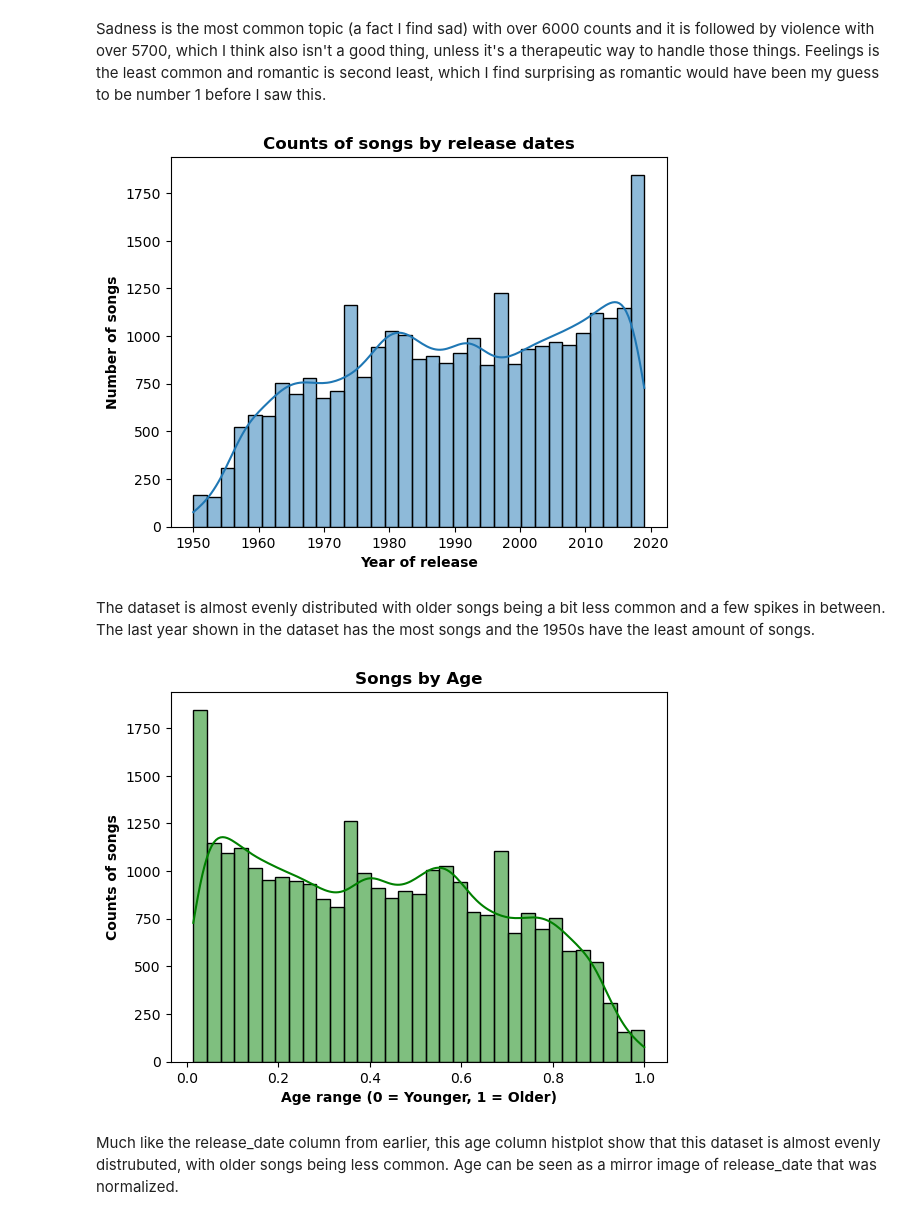
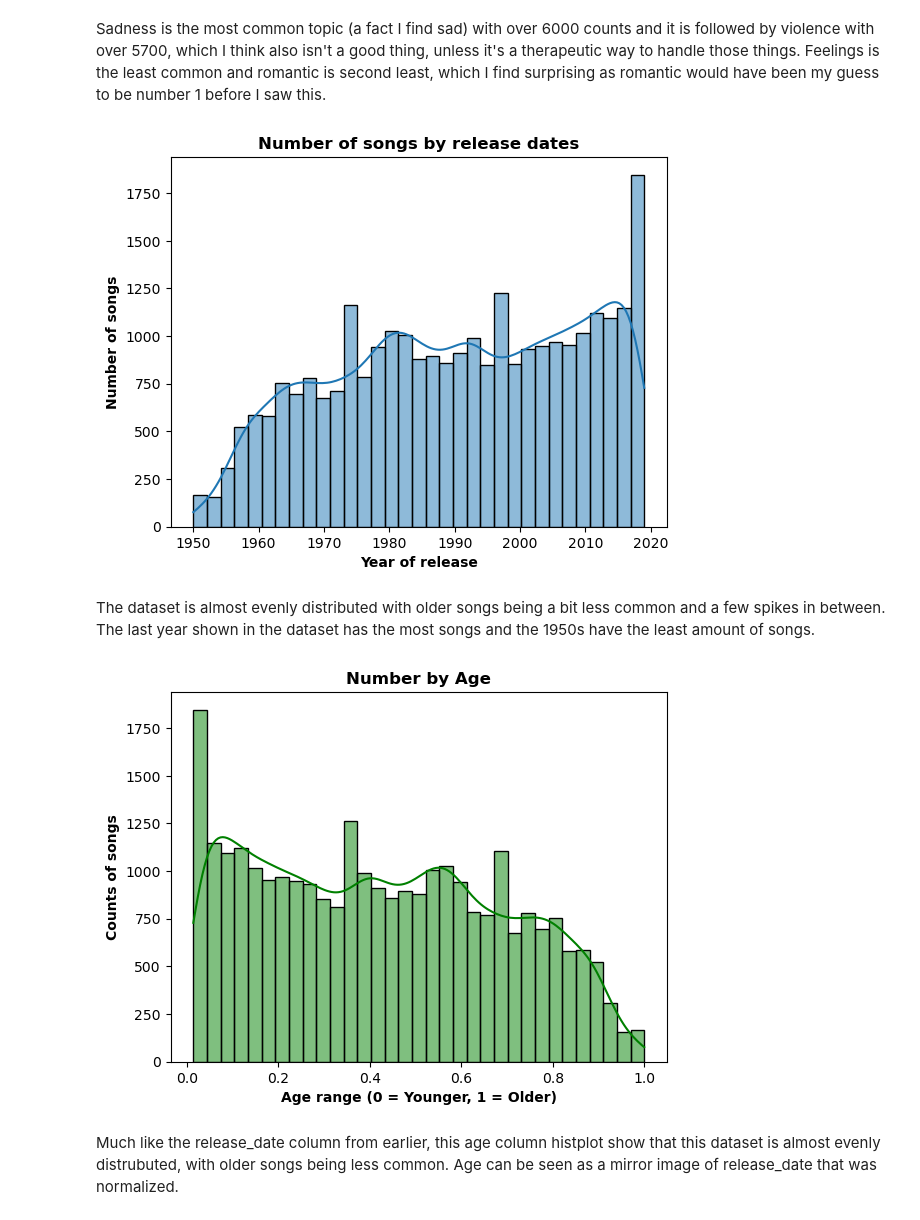
Before and after one commit to dq93/Playlist_Predictor, a Jupyter notebook: notebooks/EDA.ipynb, the cells around one changed output. Cells and saved outputs as stored; diff of their text form; code cells hidden in the pictures.

```diff
--- a/notebooks/EDA.ipynb
+++ b/notebooks/EDA.ipynb
@@ -158,22 +158,22 @@ plt.show()
 Sadness is the most common topic (a fact I find sad) with over 6000 counts and it is followed by violence with over 5700, which I think also isn't a good thing, unless it's a therapeutic way to handle those things. Feelings is the least common and romantic is second least, which I find surprising as romantic would have been my guess to be number 1 before I saw this.
 # %%
 sns.histplot(data=df, x='release_date', kde=True)
-plt.title('Counts of songs by release dates', weight='bold')
+plt.title('Number of songs by release dates', weight='bold')
 plt.xlabel('Year of release', weight='bold')
 plt.ylabel('Number of songs', weight='bold')
 plt.show()
 # %% [output]
-[figure, old version]
+[figure, new version]
 # %% [markdown]
 The dataset is almost evenly distributed with older songs being a bit less common and a few spikes in between. The last year shown in the dataset has the most songs and the 1950s have the least amount of songs.
 # %%
 sns.histplot(data=df, x='age', kde=True, color='green')
-plt.title('Songs by Age', weight='bold')
+plt.title('Number by Age', weight='bold')
 plt.xlabel('Age range (0 = Younger, 1 = Older)', weight='bold')
 plt.ylabel('Counts of songs', weight='bold')
 plt.show()
 # %% [output]
-[figure, old version]
+[figure, new version]
 # %% [markdown]
 Much like the release_date column from earlier, this age column histplot show that this dataset is almost evenly distrubuted, with older songs being less common. Age can be seen as a mirror image of release_date that was normalized.
 # %%
```
Also changed, not shown: parts of 4 cells of this notebook, 2 other files.
